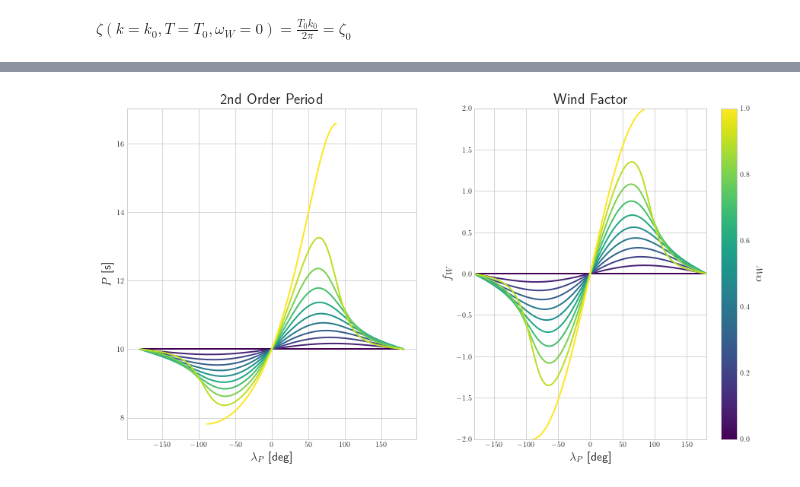
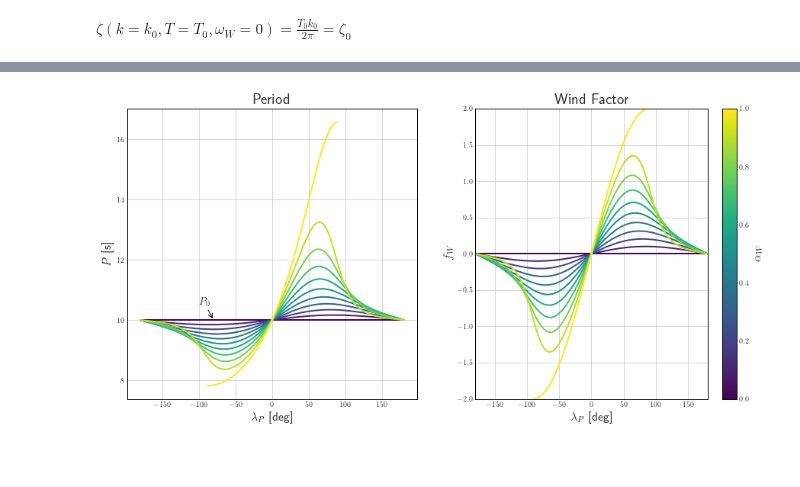
Before and after one commit to tstastny/windy_guidance_stability_analysis, a Jupyter notebook: Symbolic Derivation for Wind-Aware Guidance.ipynb, the cells around one changed output, grey strips where cells are left out. Cells and saved outputs as stored; diff of their text form; code cells hidden in the pictures; blank space fills up the shorter version.

```diff
--- a/Symbolic Derivation for Wind-Aware Guidance.ipynb
+++ b/Symbolic Derivation for Wind-Aware Guidance.ipynb
@@ -95,22 +95,26 @@ P = symbols('P')
 P0 = symbols('P_0', real=True, positive=True)
 P_expr = 2*pi/omn_expr.subs({k:k0_expr,T:T0_expr})
 P_expr = simplify(P_expr.subs(om0, 2*pi/P0))
-display(Math('%s = %s' %(latex(P),latex(P_expr))))
+# display(Math('%s = %s' %(latex(P),latex(P_expr))))
 
-eig_p_expr = omn * (-zeta + I * sqrt(1 - zeta**2))
-eig_n_expr = omn * (-zeta - I * sqrt(1 - zeta**2))
+zeta_sub_expr = simplify(zeta_expr.subs({k:k0_expr,T:T0_expr}))
+zeta_sub_expr = simplify(zeta_sub_expr.subs(om0, 2*pi/P0))
+# display(Math('%s = %s' %(latex(zeta),latex(zeta_sub_expr))))
 
-display(Math('s_1 = %s' %latex(eig_p_expr)))
-display(Math('s_2 = %s' %latex(eig_n_expr)))
+# eig_p_expr = omn * (-zeta + I * sqrt(1 - zeta**2))
+# eig_n_expr = omn * (-zeta - I * sqrt(1 - zeta**2))
+
+# display(Math('s_1 = %s' %latex(eig_p_expr)))
+# display(Math('s_2 = %s' %latex(eig_n_expr)))
 
 
-s1_simp = simplify(eig_p_expr.subs({omn:omn_expr.subs({k:k0_expr, T:T0_expr}),zeta:zeta_expr.subs({k:k0_expr, T:T0_expr})}))
-s1_simp = simplify(s1_simp.subs(om0,2*pi/P0))
-s2_simp = simplify(eig_n_expr.subs({omn:omn_expr.subs({k:k0_expr, T:T0_expr}),zeta:zeta_expr.subs({k:k0_expr, T:T0_expr})}))
-s2_simp = simplify(s2_simp.subs(om0,2*pi/P0))
+# s1_simp = simplify(eig_p_expr.subs({omn:omn_expr.subs({k:k0_expr, T:T0_expr}),zeta:zeta_expr.subs({k:k0_expr, T:T0_expr})}))
+# s1_simp = simplify(s1_simp.subs(om0,2*pi/P0))
+# s2_simp = simplify(eig_n_expr.subs({omn:omn_expr.subs({k:k0_expr, T:T0_expr}),zeta:zeta_expr.subs({k:k0_expr, T:T0_expr})}))
+# s2_simp = simplify(s2_simp.subs(om0,2*pi/P0))
 
-display(Math('s_1 = %s' %latex(s1_simp)))
-display(Math('s_2 = %s' %latex(s2_simp)))
+# display(Math('s_1 = %s' %latex(s1_simp)))
+# display(Math('s_2 = %s' %latex(s2_simp)))
 # %% [output]
 $\displaystyle \omega_{n} = \sqrt{\omega_{0}} \sqrt{\omega_{0} - \omega_{W}}$
 $\displaystyle \zeta = \frac{\sqrt{\pi} \left(2 \omega_{0} \zeta_{0} + \omega_{W}\right)}{2 \omega_{0} \sqrt{\pi - \frac{\pi \omega_{W}}{\omega_{0}}}}$
@@ -149,19 +151,21 @@ alpW_data = np.linspace(0,1,len_alpW)
 fW_data = np.zeros([len_alpW, len_lP])
 omW_data = np.zeros([len_alpW, len_lP])
 P_data = np.zeros([len_alpW, len_lP])
+zeta_data = np.zeros([len_alpW, len_lP])
 
 vA1 = 10
 kapP1 = 1/50
 P1 = 10
+zeta1 = 0.7071
 
 fW_eval = lambdify((lP, alpW), fW_expr, 'numpy')
 omW_eval = lambdify((vA, kapP, fW), omW_expr, 'numpy')
 P_eval = lambdify((omW, P0), P_expr, 'numpy')
+zeta_eval = lambdify((omW, P0, zeta0), zeta_sub_expr, 'numpy')
 
+eps_pi_2 = 0.0001
 for i in range(len_alpW):
     if alpW_data[i] == 1:
-        eps_pi_2 = 0.0001
-
         idx_sel_geq_pi_2 = lP_data >= np.pi/2 - eps_pi_2
         fW_data[i, idx_sel_geq_pi_2] = np.nan
 
@@ -175,6 +179,7 @@ for i in range(len_alpW):
 
     omW_data[i,:] = omW_eval(vA1, kapP1, fW_data[i,:])
     P_data[i,:] = P_eval(omW_data[i,:], P1)
+    zeta_data[i, :] = zeta_eval(omW_data[i,:], P1, zeta1)
 
 # print(P_data[-1,:])
-print(fW_data[-1,:])
+# print(fW_data[-1,:])
@@ -207,38 +194,40 @@ plt.rcParams.update({'legend.frameon': True,
                      'legend.facecolor': 'white',
                      'axes.titlesize': 20,
                      'axes.labelsize': 16,
-                     'legend.fontsize': 14})
+                     'legend.fontsize': 14,
+                     'axes.edgecolor': 'black'})
 plot_lw = 2
 cmap = plt.cm.get_cmap('viridis', len_alpW)
 
-fig = plt.figure(figsize=(15,8))
+fig = plt.figure(figsize=(15,7))
 spec = gridspec.GridSpec(ncols=2, nrows=1, figure=fig)
 
 ax1 = fig.add_subplot(spec[:, 0])
 ax2 = fig.add_subplot(spec[:, 1])
 
-ax1.set_title(r'2nd Order Period')
+ax1.set_title(r'Period')
 ax1.set_xlabel(r'${\lambda_P}$ [deg]')
 ax1.set_ylabel(r'$P$ [s]')
 for i in range(len_alpW):
     ax1.plot(np.rad2deg(lP_data), P_data[i,:], linewidth=plot_lw, color=cmap(i))
+ax1.annotate(r'$P_0$', xy=(-80, P1), xytext=(-100, P1+0.5), arrowprops=dict(arrowstyle="->"), fontsize=14)
 
 ax2.set_title(r'Wind Factor')
 ax2.set_xlabel(r'${\lambda_P}$ [deg]')
 ax2.set_ylabel(r'$f_W$')
 for i in range(len_alpW):
     ax2.plot(np.rad2deg(lP_data), fW_data[i,:], linewidth=plot_lw, color=cmap(i))
 ax2.set_xlim(np.rad2deg([lP_data[0], lP_data[-1]]))
 ax2.set_ylim([-2, 2])
 
 # plot dummy data to have stand alone colorbar
 dummy_array = np.array([[0,1]])
 dummy_plot = ax2.imshow(dummy_array, cmap='viridis')
 dummy_plot.set_visible(False)
 fig.colorbar(dummy_plot, ax=ax2, label=r'$\alpha_W$')
 
 ax2.set_aspect('auto')
 
 plt.show()
 # %% [output]
-[figure, old version]
+[figure, new version]
```
Also changed, not shown: parts of 9 cells of this notebook, 1 other file.
